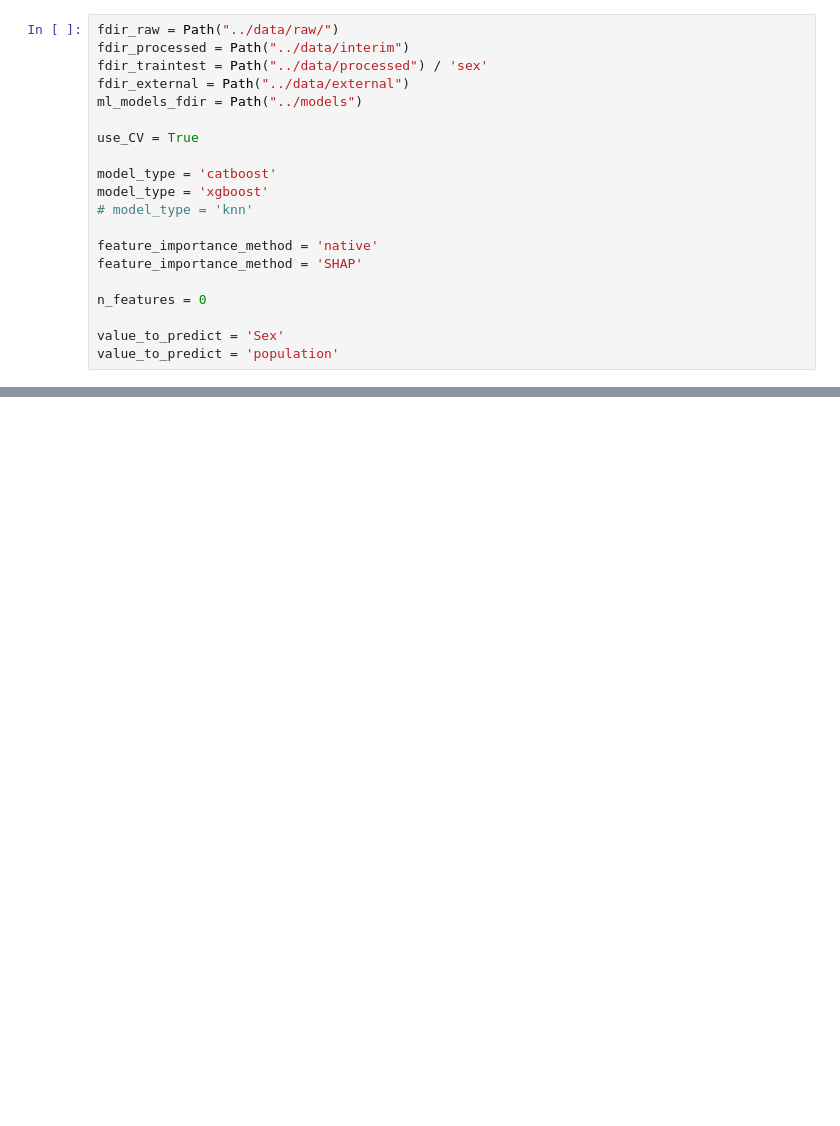
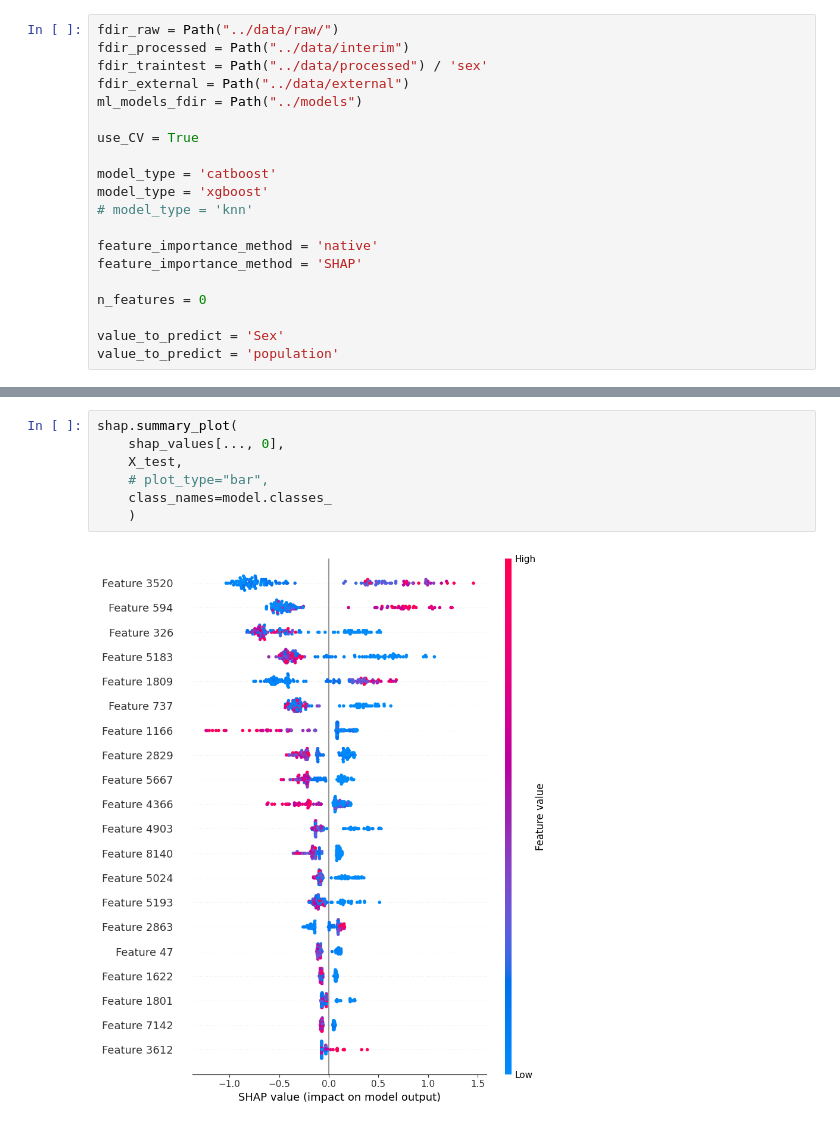
Before and after one commit to zodelheim/sea-infer-rna-seq, a Jupyter notebook: notebooks/PopulationPredictionTest.ipynb, the cells around one changed output, grey strips where cells are left out. Saved outputs shown, nothing was run; the diff lists cells and outputs as text; blank space fills up the shorter version.

```diff
--- a/notebooks/PopulationPredictionTest.ipynb
+++ b/notebooks/PopulationPredictionTest.ipynb
@@ -144,0 +180,9 @@ array([0, 1, 2, 3, 4])
+# %%
+shap.summary_plot(
+    shap_values[..., 0],
+    X_test,
+    # plot_type="bar",
+    class_names=model.classes_
+    )
+# %% [output]
+[figure, added]
```
Also changed, not shown: parts of 12 cells of this notebook.
